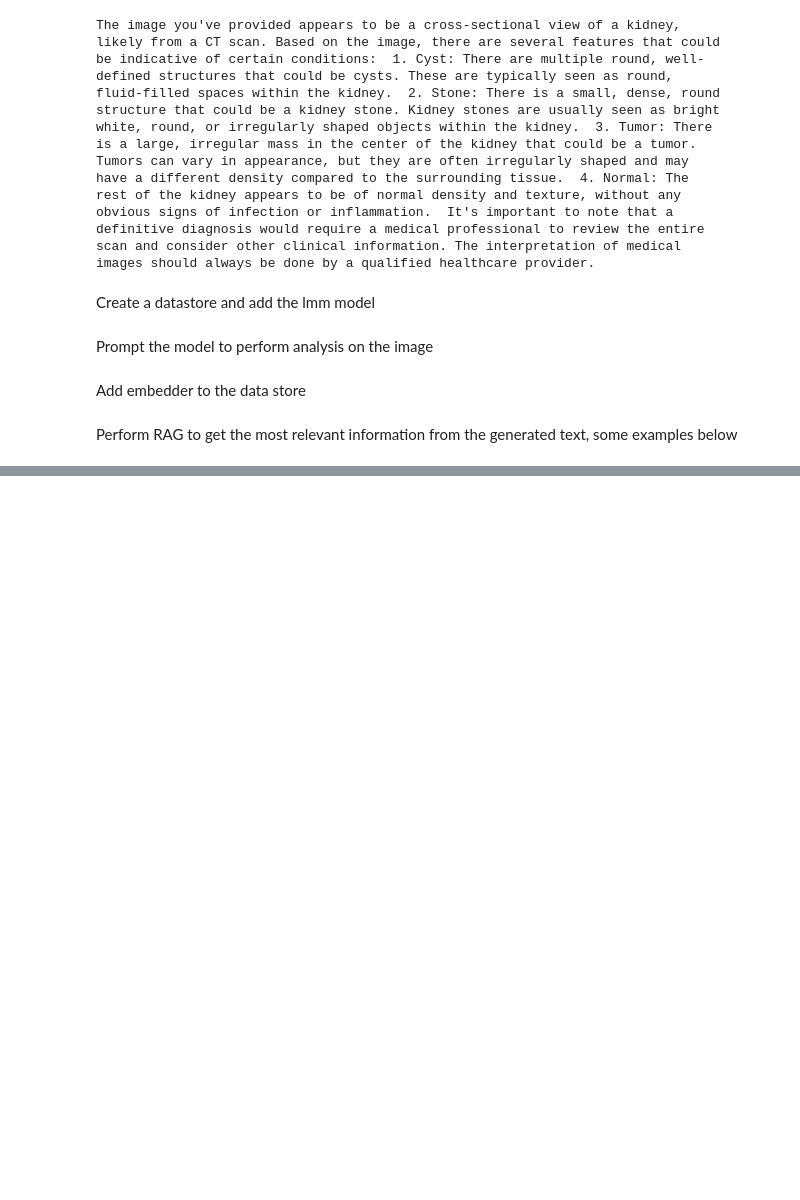
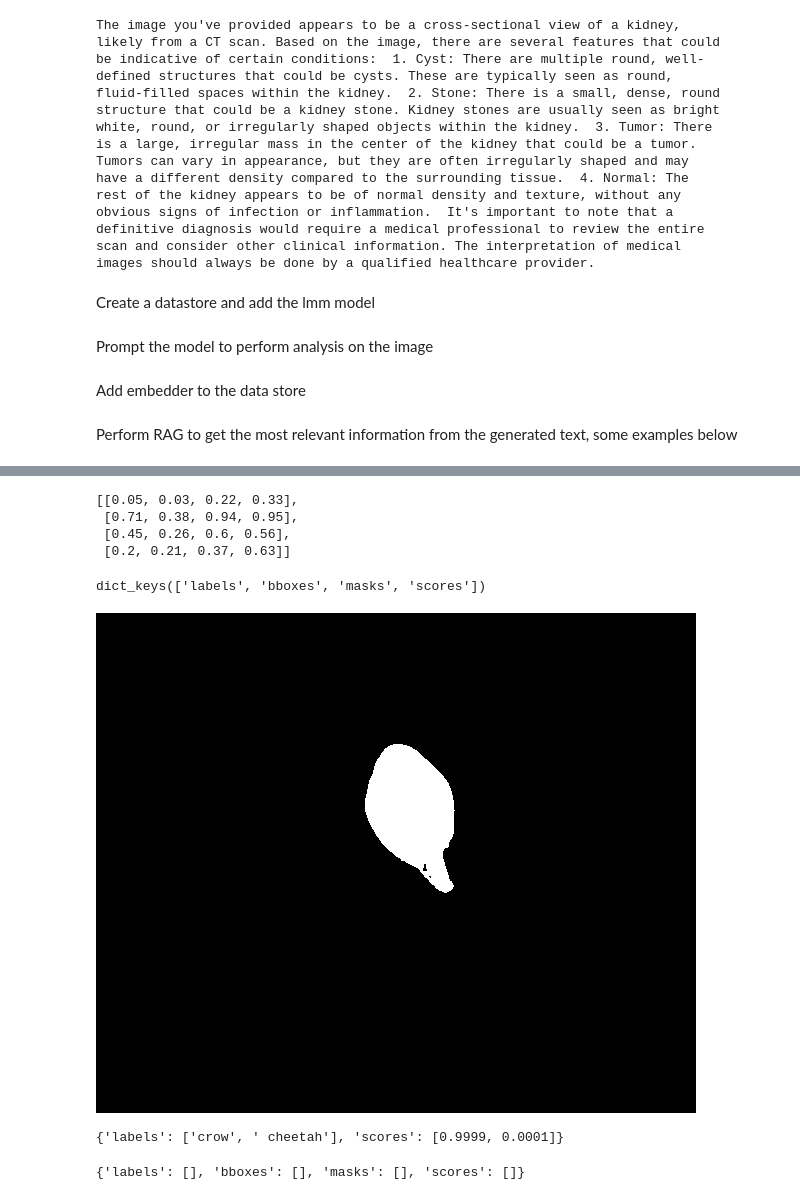
Before and after one commit to landing-ai/vision-agent, a Jupyter notebook: examples/va_example.ipynb, the cells around one changed output, grey strips where cells are left out. Saved outputs shown, nothing was run; the diff lists cells and outputs as text; code cells hidden in the pictures; blank space fills up the shorter version.

Commit message:
Fixing the endpoint for CLIP and adding thresholds for grounding tools

```diff
--- a/examples/va_example.ipynb
+++ b/examples/va_example.ipynb
@@ -103,0 +135,21 @@ ds_ct.search("Presence of a Tumor", top_k=1)
+# %%
+t1 = va.tools.GroundingSAM()
+# %%
+ans = t1(prompt="bird", image="/home/shankar/workspace/img/birds.jpg", box_threshold=0.40, iou_threshold=0.2)
+# %%
+ans["bboxes"]
+# %% [output]
+[[0.05, 0.03, 0.22, 0.33],
+ [0.71, 0.38, 0.94, 0.95],
+ [0.45, 0.26, 0.6, 0.56],
+ [0.2, 0.21, 0.37, 0.63]]
+# %%
+ans.keys()
+# %% [output]
+dict_keys(['labels', 'bboxes', 'masks', 'scores'])
+# %%
+img = Image.fromarray(ans["masks"][2] * 255)
+# %%
+display(img)
+# %% [output]
+[figure, added]
@@ -103,0 +158,8 @@ ds_ct.search("Presence of a Tumor", top_k=1)
+# %%
+t2(prompt="crow, cheetah", image="/home/shankar/workspace/img/birds.jpg",)
+# %% [output]
+{'labels': ['crow', ' cheetah'], 'scores': [0.9999, 0.0001]}
+# %%
+t1(prompt="bird", image="/home/shankar/workspace/img/shoes.jpg",)
+# %% [output]
+{'labels': [], 'bboxes': [], 'masks': [], 'scores': []}
```
Also changed, not shown: parts of 7 cells of this notebook, 1 other file.
